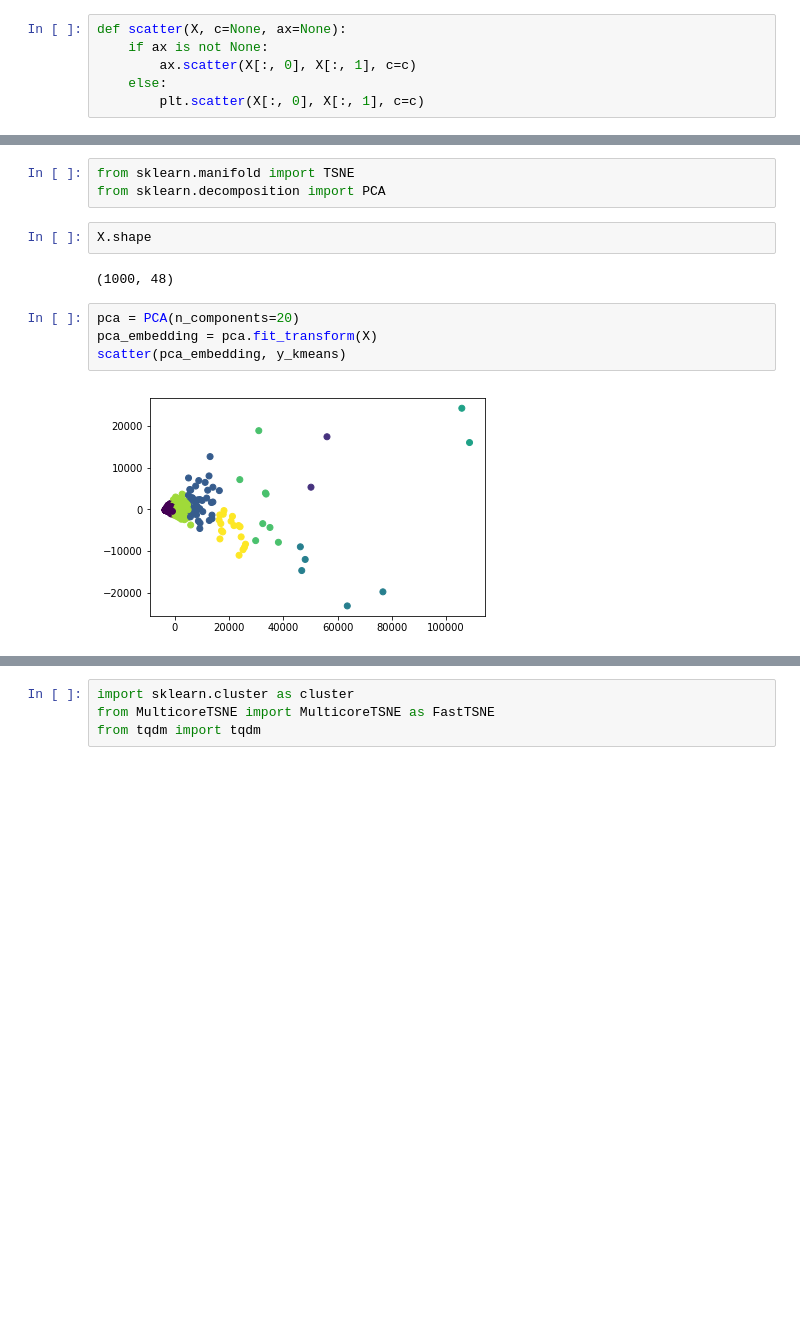
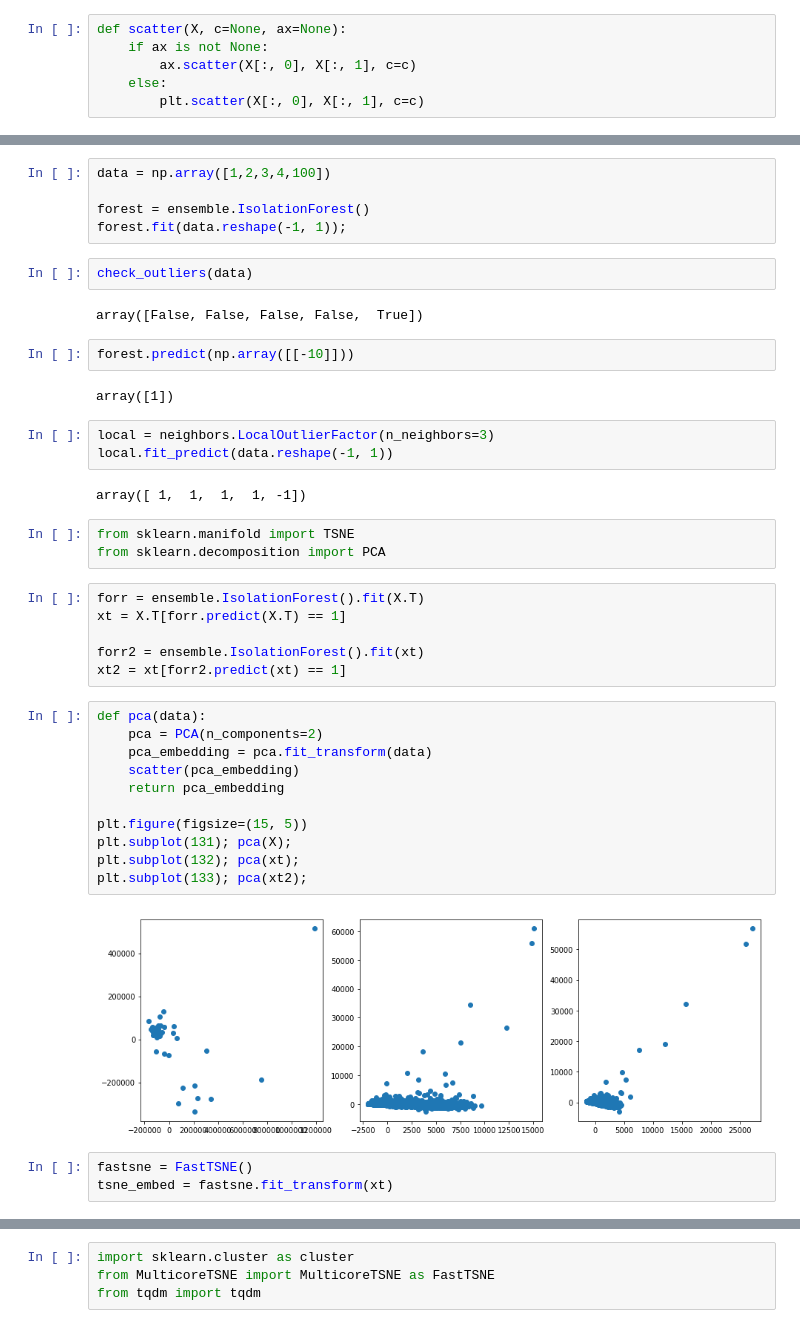
Before and after one commit to darthdeus/bioinf-machine-learning, a Jupyter notebook: DimReduction.ipynb, the cells around one changed output, grey strips where cells are left out. Cells and saved outputs as stored; diff of their text form; blank space fills up the shorter version.

```diff
--- a/DimReduction.ipynb
+++ b/DimReduction.ipynb
@@ -44,13 +158,43 @@ X.shape
+# %%
+data = np.array([1,2,3,4,100])
+
+forest = ensemble.IsolationForest()
+forest.fit(data.reshape(-1, 1));
+# %%
+check_outliers(data)
+# %% [output]
+array([False, False, False, False,  True])
+# %%
+forest.predict(np.array([[-10]]))
+# %% [output]
+array([1])
+# %%
+local = neighbors.LocalOutlierFactor(n_neighbors=3)
+local.fit_predict(data.reshape(-1, 1))
+# %% [output]
+array([ 1,  1,  1,  1, -1])
 # %%
 from sklearn.manifold import TSNE
 from sklearn.decomposition import PCA
-# %%
-X.shape
-# %% [output]
-(1000, 48)
-# %%
-pca = PCA(n_components=20)
-pca_embedding = pca.fit_transform(X)
-scatter(pca_embedding, y_kmeans)
-# %% [output]
-[figure, removed]
+# %%
+forr = ensemble.IsolationForest().fit(X.T)
+xt = X.T[forr.predict(X.T) == 1]
+
+forr2 = ensemble.IsolationForest().fit(xt)
+xt2 = xt[forr2.predict(xt) == 1]
+# %%
+def pca(data):
+    pca = PCA(n_components=2)
+    pca_embedding = pca.fit_transform(data)
+    scatter(pca_embedding)
+    return pca_embedding
+
+plt.figure(figsize=(15, 5))
+plt.subplot(131); pca(X);
+plt.subplot(132); pca(xt);
+plt.subplot(133); pca(xt2);
+# %% [output]
+[figure, added]
+# %%
+fastsne = FastTSNE()
+tsne_embed = fastsne.fit_transform(xt)
```
Also changed, not shown: parts of 17 cells of this notebook.
